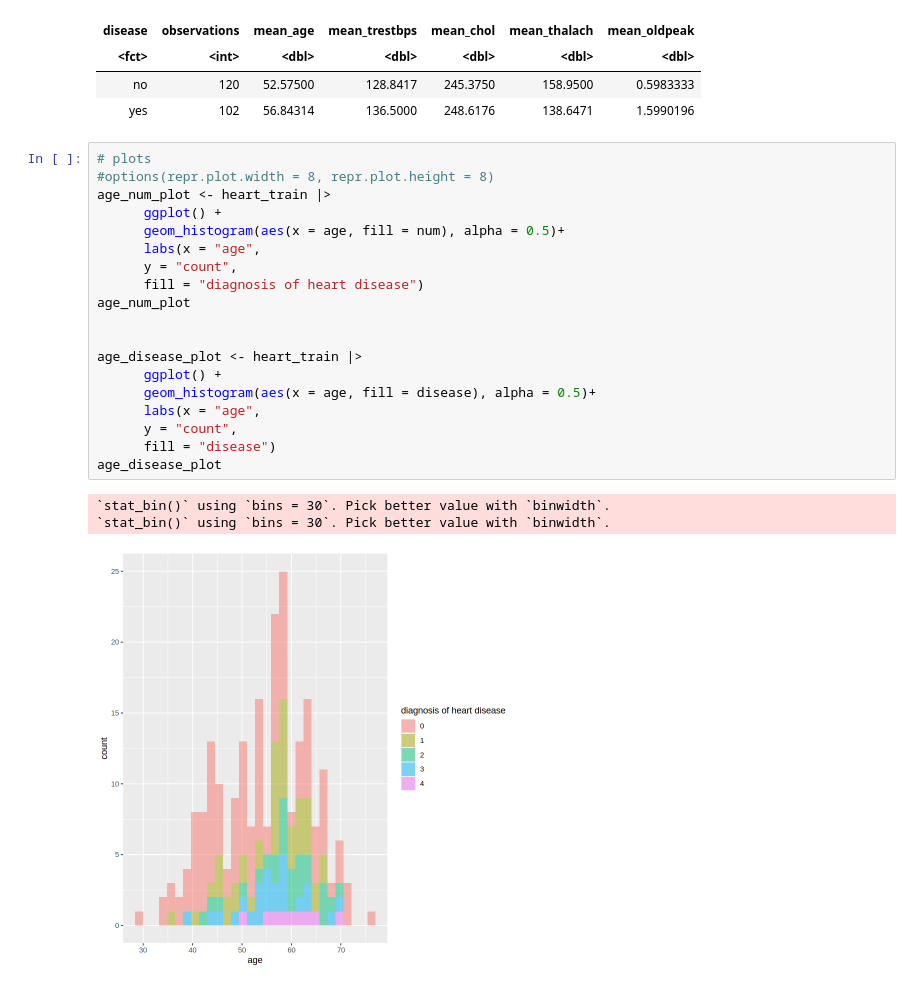
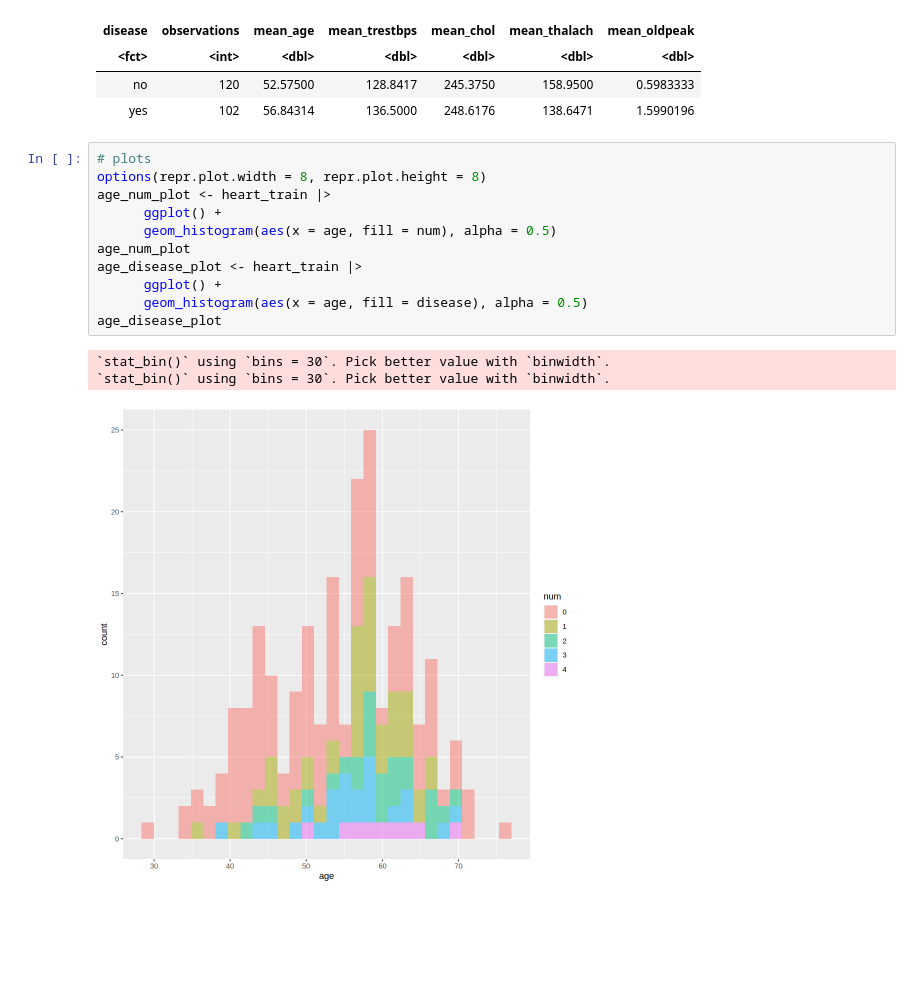
Before and after one commit to auraaaaura/dsci-100-2023-group-44, a Jupyter notebook: code part.ipynb, the cells around one changed output. Cells and saved outputs as stored; diff of their text form; blank space fills up the shorter version.

```diff
--- a/code part.ipynb
+++ b/code part.ipynb
@@ -126,24 +135,16 @@ A tibble: 2 × 7
 | yes | 102 | 56.84314 | 136.5000 | 248.6176 | 138.6471 | 1.5990196 |
 # %%
 # plots
-#options(repr.plot.width = 8, repr.plot.height = 8)
+options(repr.plot.width = 8, repr.plot.height = 8)
 age_num_plot <- heart_train |>
       ggplot() +
-      geom_histogram(aes(x = age, fill = num), alpha = 0.5)+
-      labs(x = "age",
-      y = "count",
-      fill = "diagnosis of heart disease")
+      geom_histogram(aes(x = age, fill = num), alpha = 0.5)
 age_num_plot
-
-
 age_disease_plot <- heart_train |>
       ggplot() +
-      geom_histogram(aes(x = age, fill = disease), alpha = 0.5)+
-      labs(x = "age",
-      y = "count",
-      fill = "disease")
+      geom_histogram(aes(x = age, fill = disease), alpha = 0.5)
 age_disease_plot
 # %% [output]
 `stat_bin()` using `bins = 30`. Pick better value with `binwidth`.
 `stat_bin()` using `bins = 30`. Pick better value with `binwidth`.
-[figure, old version]
+[figure, new version]
```
Also changed, not shown: parts of 11 cells of this notebook.
